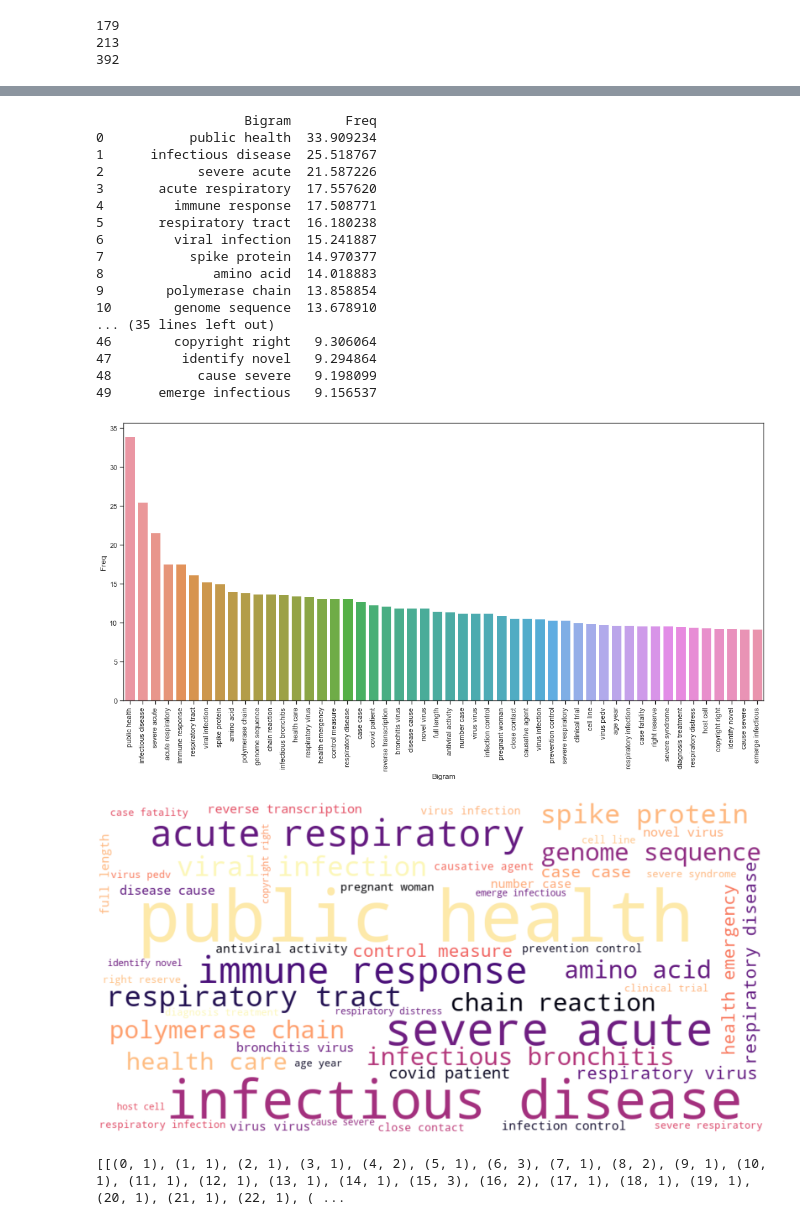
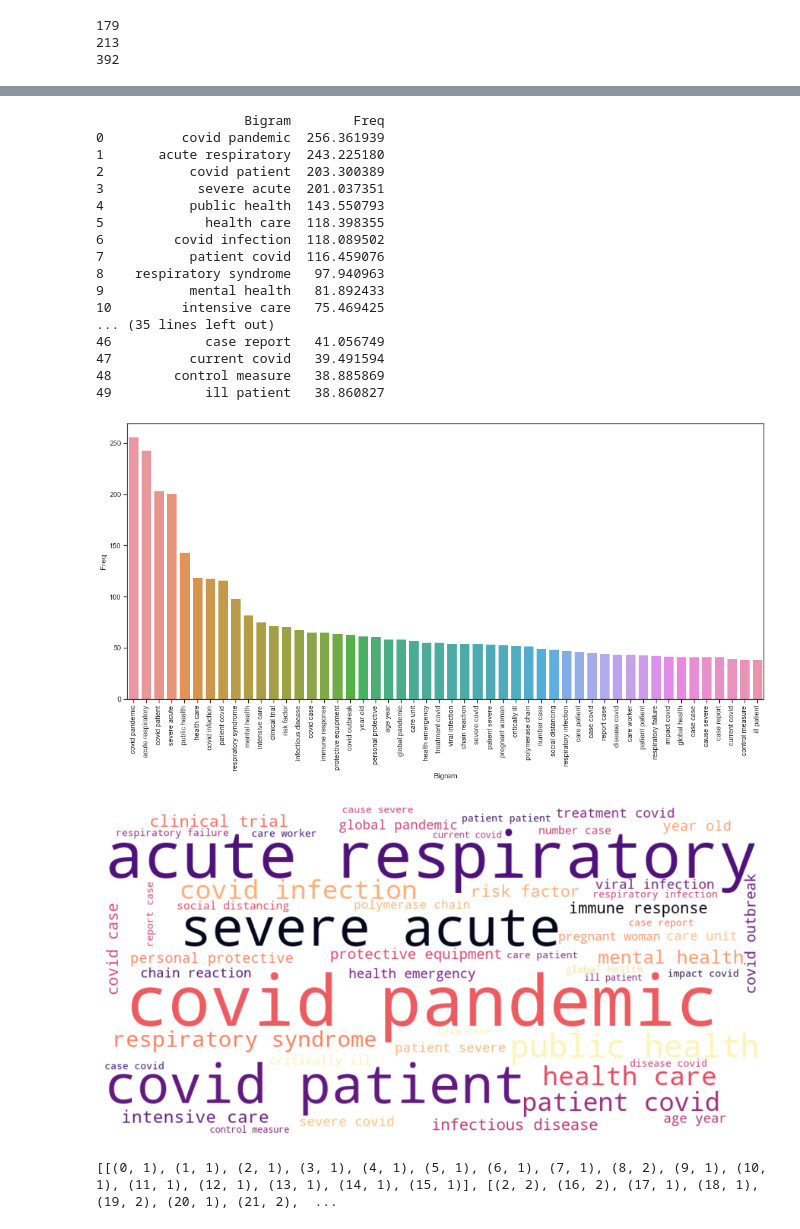
Before and after one commit to htanjore/covid19_pubmed, a Jupyter notebook: notebooks/LDA_Topic_model_covid19.ipynb, the cells around one changed output, grey strips where cells are left out. Cells and saved outputs as stored; diff of their text form; code cells hidden in the pictures.

```diff
--- a/notebooks/LDA_Topic_model_covid19.ipynb
+++ b/notebooks/LDA_Topic_model_covid19.ipynb
@@ -31,6 +35,6 @@ warnings.filterwarnings('ignore')
 # %%
 nlp = spacy.load('en', disable=['parser', 'ner'])
 # %%
-covid19 = pd.read_csv("../data/covid19.csv")
+covid19 = pd.read_csv("../data/output/covid19.csv")
 # %%
 covid19_abstract = covid19[['Abstract','Title']].dropna().reset_index(drop = True)
@@ -48,7 +53,7 @@ stop_words = stopwords.words('english')
 nlp = spacy.load('en', disable=['parser', 'ner'])
 # clean the text using below for loop
 clean_text = []
-for index in range(len(covid19_abstract)):
+for index in tqdm(range(len(covid19_abstract))):
     #Remove punctuations
     text = re.sub('[^a-zA-Z]', ' ', covid19_abstract['Abstract'][index])
 
@@ -197,41 +202,41 @@ sns.set_style("ticks")
 h=sns.barplot(x="Bigram", y="Freq", data=top_bigrams_df)
 h.set_xticklabels(h.get_xticklabels(), rotation=90);
 # %% [output]
-                   Bigram       Freq
-0           public health  33.909234
-1      infectious disease  25.518767
-2            severe acute  21.587226
-3       acute respiratory  17.557620
-4         immune response  17.508771
-5       respiratory tract  16.180238
-6         viral infection  15.241887
-7           spike protein  14.970377
-8              amino acid  14.018883
-9        polymerase chain  13.858854
-10        genome sequence  13.678910
+                   Bigram        Freq
+0          covid pandemic  256.361939
+1       acute respiratory  243.225180
+2           covid patient  203.300389
+3            severe acute  201.037351
+4           public health  143.550793
+5             health care  118.398355
+6         covid infection  118.089502
+7           patient covid  116.459076
+8    respiratory syndrome   97.940963
+9           mental health   81.892433
+10         intensive care   75.469425
 ... (35 lines left out)
-46        copyright right   9.306064
-47         identify novel   9.294864
-48           cause severe   9.198099
-49      emerge infectious   9.156537
+46            case report   41.056749
+47          current covid   39.491594
+48        control measure   38.885869
+49            ill patient   38.860827
-[figure, old version]
+[figure, new version]
 # %%
 bigrams = {}
 for w, x in top_bigrams_df.values:
     bigrams[w] = x
 wordcloud = WordCloud(width = 1000,
     height = 500,background_color='white',colormap=plt.cm.magma,margin=5,
                       relative_scaling=1, collocations=False)
 wordcloud.generate_from_frequencies(bigrams)
-plt.figure(figsize = (40, 30),
+plt.figure(figsize = (30, 8),
 
     edgecolor = 'k')
 plt.imshow(wordcloud, interpolation="bilinear")
 plt.axis("off")
 plt.savefig("../data/word_cloud_covid19.png", bbox_inches='tight')
 plt.show()
 # %% [output]
-[figure, old version]
+[figure, new version]
 # %%
 bigram = Phrases(lemmatized_words, min_count=1, threshold=100)
 trigram = Phrases(lemmatized_words, min_count=1, threshold=100)
@@ -269,7 +264,7 @@ corpus = [id2word.doc2bow(text) for text in texts]
 # View
 print(corpus[:2])
 # %% [output]
-[[(0, 1), (1, 1), (2, 1), (3, 1), (4, 2), (5, 1), (6, 3), (7, 1), (8, 2), (9, 1), (10, 1), (11, 1), (12, 1), (13, 1), (14, 1), (15, 3), (16, 2), (17, 1), (18, 1), (19, 1), (20, 1), (21, 1), (22, 1), ( ...
+[[(0, 1), (1, 1), (2, 1), (3, 1), (4, 1), (5, 1), (6, 1), (7, 1), (8, 2), (9, 1), (10, 1), (11, 1), (12, 1), (13, 1), (14, 1), (15, 1)], [(2, 2), (16, 2), (17, 1), (18, 1), (19, 2), (20, 1), (21, 2),  ...
 # %%
 id2word[21]
 # %% [output]
```
Also changed, not shown: parts of 16 cells of this notebook, 3 other files.
